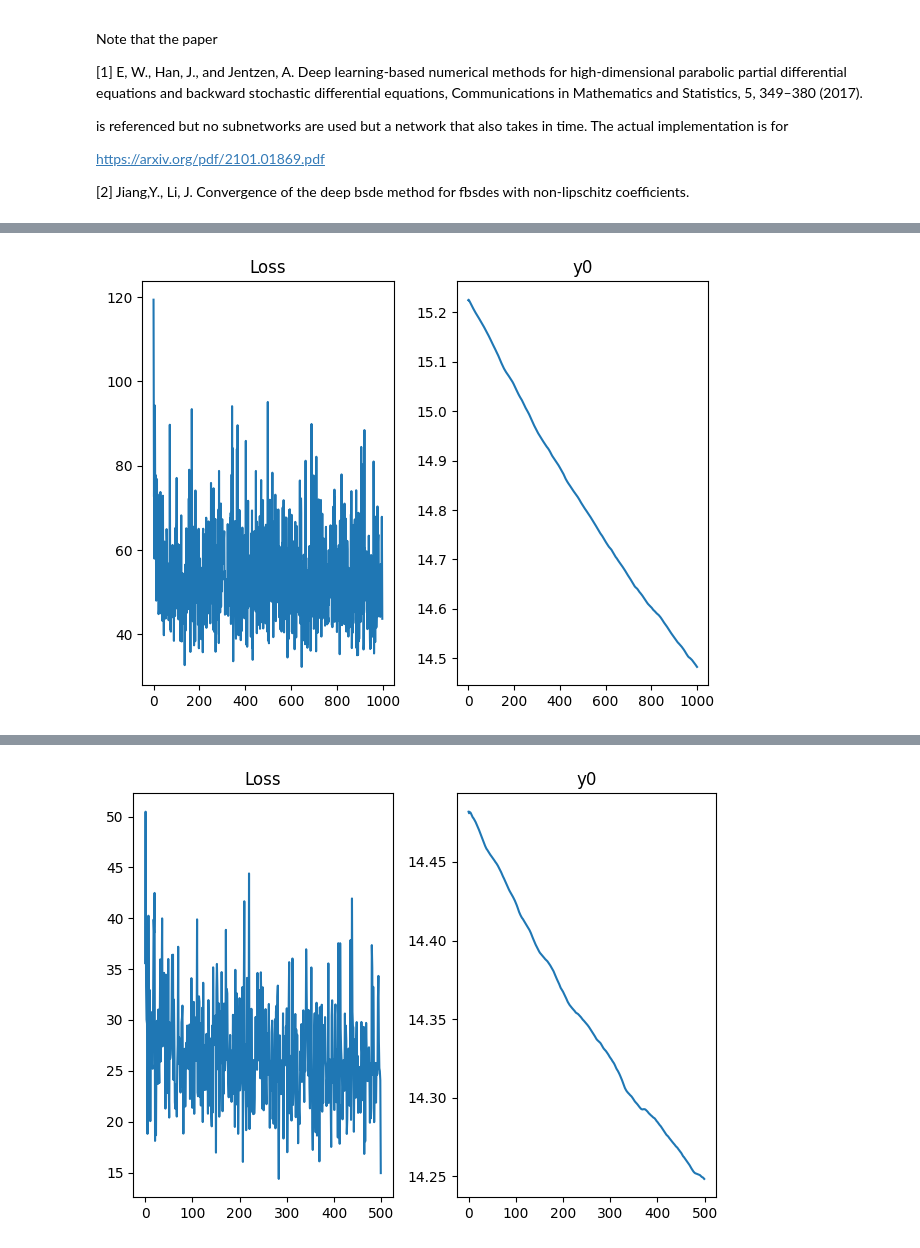
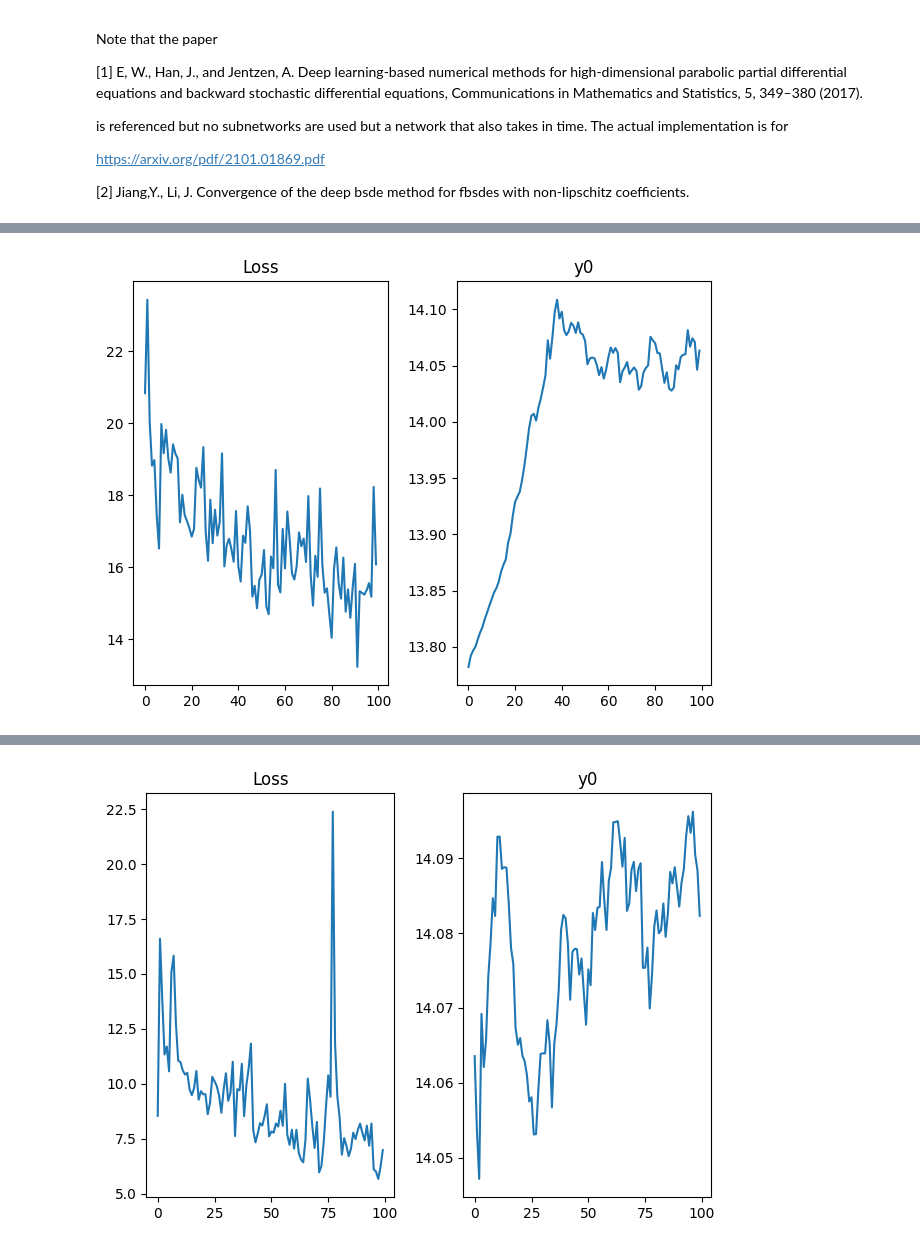
Before and after one commit to ISIPINK/Assignment_Financial_Mathematics_2024, a Jupyter notebook: deep_BSDE.ipynb, the cells around one changed output, grey strips where cells are left out. Saved outputs shown, nothing was run; the diff lists cells and outputs as text; code cells hidden in the pictures.

```diff
--- a/deep_BSDE.ipynb
+++ b/deep_BSDE.ipynb
@@ -22,6 +28,7 @@ import torch
 import torch.nn as nn
 import torch.nn.functional as F
 import numpy as np
+from parameterfree import COCOB
 
 device = torch.device("cuda:0" if torch.cuda.is_available() else "cpu")
 
@@ -85,7 +92,8 @@ class BSDEsolver():
 
     def train(self, batch_size, N, itr, log):
         criterion = torch.nn.MSELoss().to(device)
-        optimizer = torch.optim.Adam(self.model.parameters())
+        # optimizer = torch.optim.Adam(self.model.parameters())
+        optimizer = COCOB(self.model.parameters())
         loss_data, y0_data = [], []
 
         for i in range(itr):
@@ -137,9 +145,13 @@ bsde_solver = BSDEsolver(equation, dim_h)
 import matplotlib.pyplot as plt
 
 torch.manual_seed(46)
-NN = [1,2, 5, 10,20,40]
-itrs = [1000,1000,500,500,200,200]
-batch_sizes = [100, 100, 100, 100, 1000, 1000]
+# NN = [1,5,10,20,40]
+# itrs = [100,100,100,100,100]
+# batch_sizes = [100, 100,100,100, 1000]
+
+NN = [2,10,40]
+itrs = [100,100,100]
+batch_sizes = [1000,1000,1000]
 for N,itr,batch_size in zip(NN,itrs,batch_sizes):
     loss, y0=bsde_solver.train(batch_size, N,itr, log=True)
     fig, axs = plt.subplots(1,2)
@@ -196 +208 @@ loss:   58.81 y0:   14.51 done: 95.00% Iteration: 950
-[figure, old version]
+[figure, new version]
@@ -217 +229 @@ loss:   24.30 y0:   14.25 done: 95.00% Iteration: 475
-[figure, old version]
+[figure, new version]
```
Also changed, not shown: parts of 2 cells of this notebook, 14 other files.
